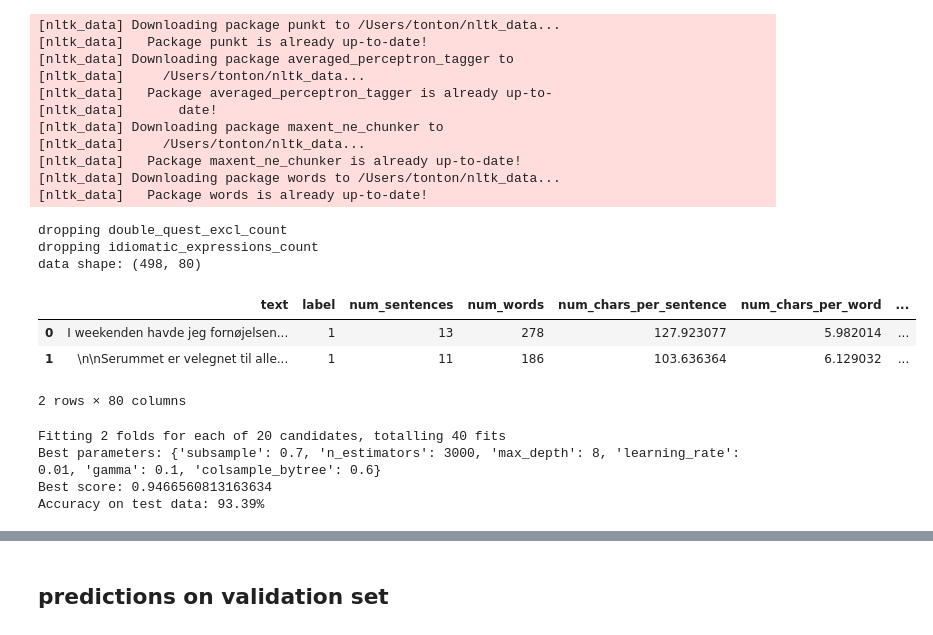
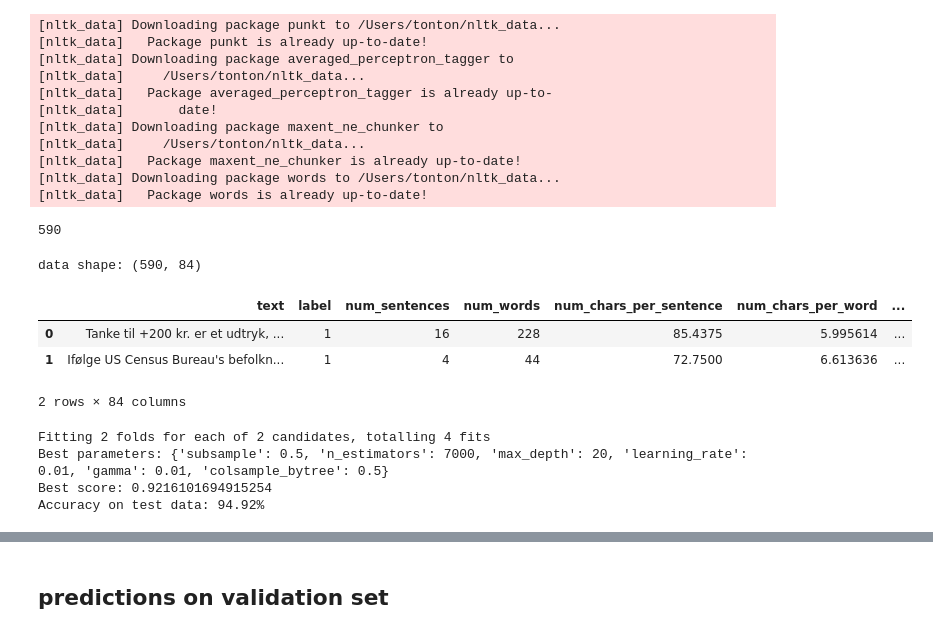
Before and after one commit to adriansousapoza/DMIAI-2023, a Jupyter notebook: aiText/feature_engineering copy.ipynb, the cells around one changed output, grey strips where cells are left out. Drawn from its saved outputs; the diff is of its cells as text; code cells hidden in the pictures.

```diff
--- a/aiText/feature_engineering copy.ipynb
+++ b/aiText/feature_engineering copy.ipynb
@@ -365,14 +365,35 @@ def passive_voice_usage(text):
 [nltk_data]   Package maxent_ne_chunker is already up-to-date!
 [nltk_data] Downloading package words to /Users/tonton/nltk_data...
 [nltk_data]   Package words is already up-to-date!
+# %%
+df_conf = pd.read_csv('data/df_conf.csv', index_col=0)
+df_conf.text = df_conf.text.astype(str)
+cut_off = .5
+df_conf[df_conf['confidence'] > cut_off]
+text = df_conf[df_conf['confidence'] > cut_off]['text'].values
+
+print(len(text))
+# %% [output]
+590
 # %%
-text, labels = load_data()
-data = pd.DataFrame({'text': text, 'label': labels})
+df_conf = pd.read_csv('data/df_conf.csv', index_col=0)
+df_conf[df_conf['confidence'] > cut_off]
+# text = df_conf[df_conf['confidence'] > 0]['text'].values
+# labels = df_conf[df_conf['confidence'] > 0]['ai_generated'].values
+
+data = df_conf[df_conf['confidence'] > cut_off][['text', 'ai_generated']].copy()
+data.rename(columns={'ai_generated': 'label'}, inplace=True)
+
+# to fix: TypeError: expected string or bytes-like object
+data['text'] = data['text'].astype(str)
+
+# text, labels = load_data()
+# data = pd.DataFrame({'text': text, 'label': labels})
 # random shuffle
 data = data.sample(frac=1).reset_index(drop=True)
 
 # select only 1000 samples\
-data = data[:500]
+# data = data[:5000]
 word_lists = {
     'plural_pronouns': [' vi ', ' os ', ' vores '],
     'human_fillers': [' jo ', ' jo,' ' jo!', ' lige ', ' sådan noget',  ' bestemt ',  ' bestemt!',  ' bestemt,',  ' bestemt.', ' gerne ', ' gerne!', ' gerne,', ' gerne.', ' rigtig god'],
@@ -440,40 +461,38 @@ def extract_features(data, word_lists):
     data = data[data['num_chars'] != 0]
 
     # drop cols that have no variance
     for col in data.columns[4:]:
         if len(data[col].unique()) == 1:
             print(col, 'dropped due to no variance')
             del data[col]
 
     # drop cols with low variance
-    eps = 0.001
+    eps = 0.01
     for col in data.columns[4:]:
         if data[col].std()/data[col].mean() < eps:
             print(col, 'dropped due to low variance')
             del data[col]
 
 
     # for each feature get per sentence and per word and per character
     for feature in data.columns[4:]:
         # print(feature)
         data[feature + '_per_sentence'] = data[feature].values / data['num_sentences'].values
         data[feature + '_per_word'] = data[feature].values / data['num_words'].values
         # data[feature + '_per_char'] = data[feature].values / data['num_chars'].values
         del data[feature]
 
     return data
 
 data = extract_features(data, word_lists)
 print('data shape:', data.shape)
 data.head(2)
 # %% [output]
-dropping double_quest_excl_count
-dropping idiomatic_expressions_count
-data shape: (498, 80)
+data shape: (590, 84)
 |  | text | label | num_sentences | num_words | num_chars_per_sentence | num_chars_per_word | ... |
-| 0 | I weekenden havde jeg fornøjelsen... | 1 | 13 | 278 | 127.923077 | 5.982014 | ... |
-| 1 | \n\nSerummet er velegnet til alle... | 1 | 11 | 186 | 103.636364 | 6.129032 | ... |
+| 0 | Tanke til +200 kr. er et udtryk, ... | 1 | 16 | 228 | 85.4375 | 5.995614 | ... |
+| 1 | Ifølge US Census Bureau's befolkn... | 1 | 4 | 44 | 72.7500 | 6.613636 | ... |
-2 rows × 80 columns
+2 rows × 84 columns
 # %%
 # shuffle the dataframe
 df = data.sample(frac=1, random_state=42).reset_index(drop=True)
@@ -500,11 +519,11 @@ X_train, X_test, y_train, y_test = train_test_split(scaled_features, labels, tes
 
 # Define the parameter grid
 param_grid = {
-    'max_depth': [6, 7, 8],  # Maximum depth of each tree, greater depth = more splits
+    'max_depth': [20],  # Maximum depth of each tree, greater depth = more splits
     'learning_rate': [0.01],  # Learning rate (eta), shrinks the contribution of each tree by `learning_rate`
-    'n_estimators': [3000, 5000, 7000],  # Number of trees (estimators) in the model
+    'n_estimators': [ 7000],  # Number of trees (estimators) in the model
     'subsample': [0.5, .6, .7],  # Subsample ratio of the training instances, prevents overfitting of a tree by only using a random subset of observations per tree
-    'colsample_bytree': [0.3, 0.5, .6], # Subsample ratio of features when constructing each tree, prevents overfitting by only using a random subset of features per tree
+    'colsample_bytree': [0.5, .6], # Subsample ratio of features when constructing each tree, prevents overfitting by only using a random subset of features per tree
     'gamma': [0.01, 0.1, 1],  # Minimum loss reduction required to make a further partition on a leaf node of the tree
 }
 
@@ -512,7 +531,7 @@ param_grid = {
 xgb_model = xgb.XGBClassifier(objective='binary:logistic', eval_metric='logloss', use_label_encoder=False, seed=42)
 
 # Set up RandomizedSearchCV
-random_search = RandomizedSearchCV(xgb_model, param_distributions=param_grid, n_iter=20, scoring='accuracy', cv=2, verbose=1, random_state=42, n_jobs=-1)
+random_search = RandomizedSearchCV(xgb_model, param_distributions=param_grid, n_iter=2, scoring='accuracy', cv=2, verbose=1, random_state=42, n_jobs=-1)
 
 # Fit the model
 random_search.fit(X_train, y_train)
@@ -529,10 +548,10 @@ print(f"Accuracy on test data: {accuracy * 100:.2f}%")
 # Optional: Convert results to DataFrame
 results_df = pd.DataFrame(random_search.cv_results_)
 # %% [output]
-Fitting 2 folds for each of 20 candidates, totalling 40 fits
-Best parameters: {'subsample': 0.7, 'n_estimators': 3000, 'max_depth': 8, 'learning_rate': 0.01, 'gamma': 0.1, 'colsample_bytree': 0.6}
-Best score: 0.9466560813163634
-Accuracy on test data: 93.39%
+Fitting 2 folds for each of 2 candidates, totalling 4 fits
+Best parameters: {'subsample': 0.5, 'n_estimators': 7000, 'max_depth': 20, 'learning_rate': 0.01, 'gamma': 0.01, 'colsample_bytree': 0.5}
+Best score: 0.9216101694915254
+Accuracy on test data: 94.92%
 # %%
 # apply best parameters to model
 model = xgb.XGBClassifier(objective='binary:logistic', eval_metric='logloss', use_label_encoder=False, seed=42, **random_search.best_params_)
```
Also changed, not shown: parts of 2 cells of this notebook, 1 other file.
